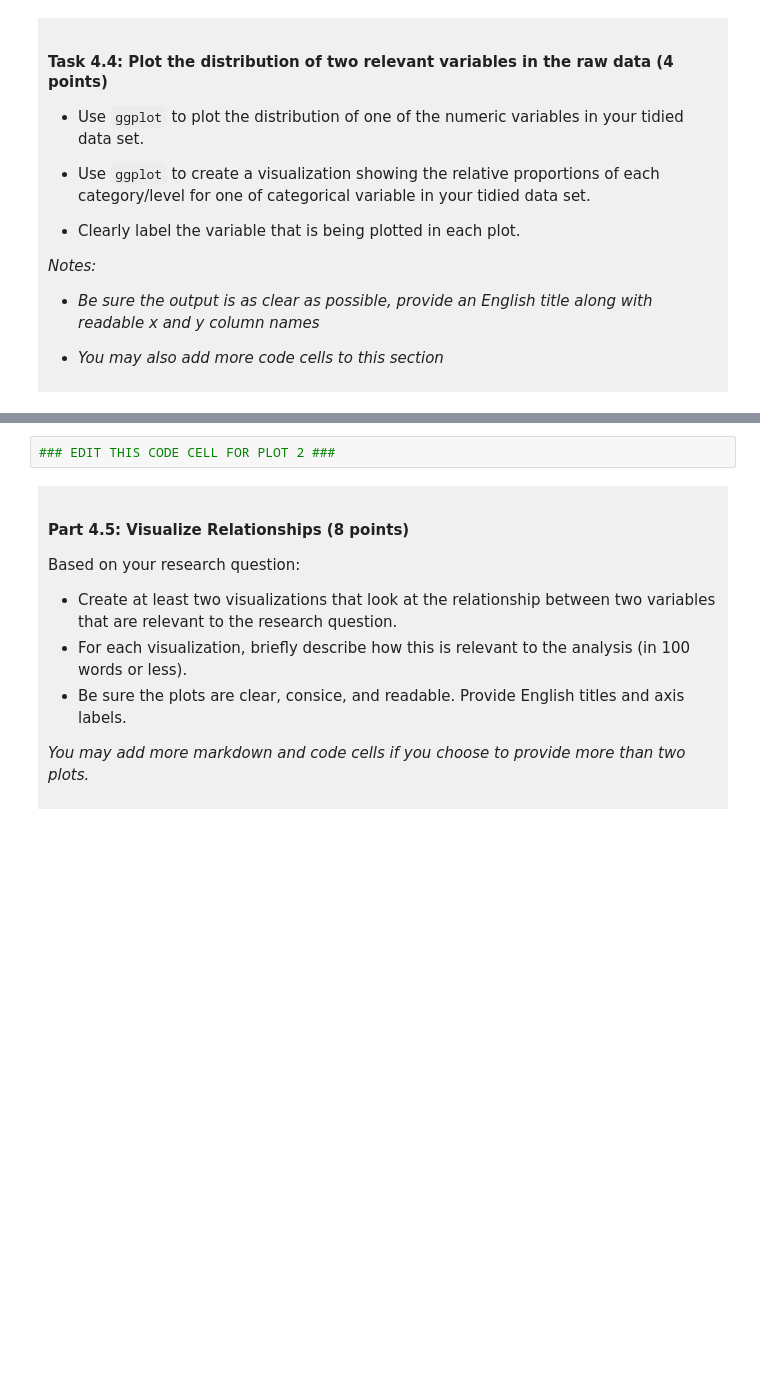
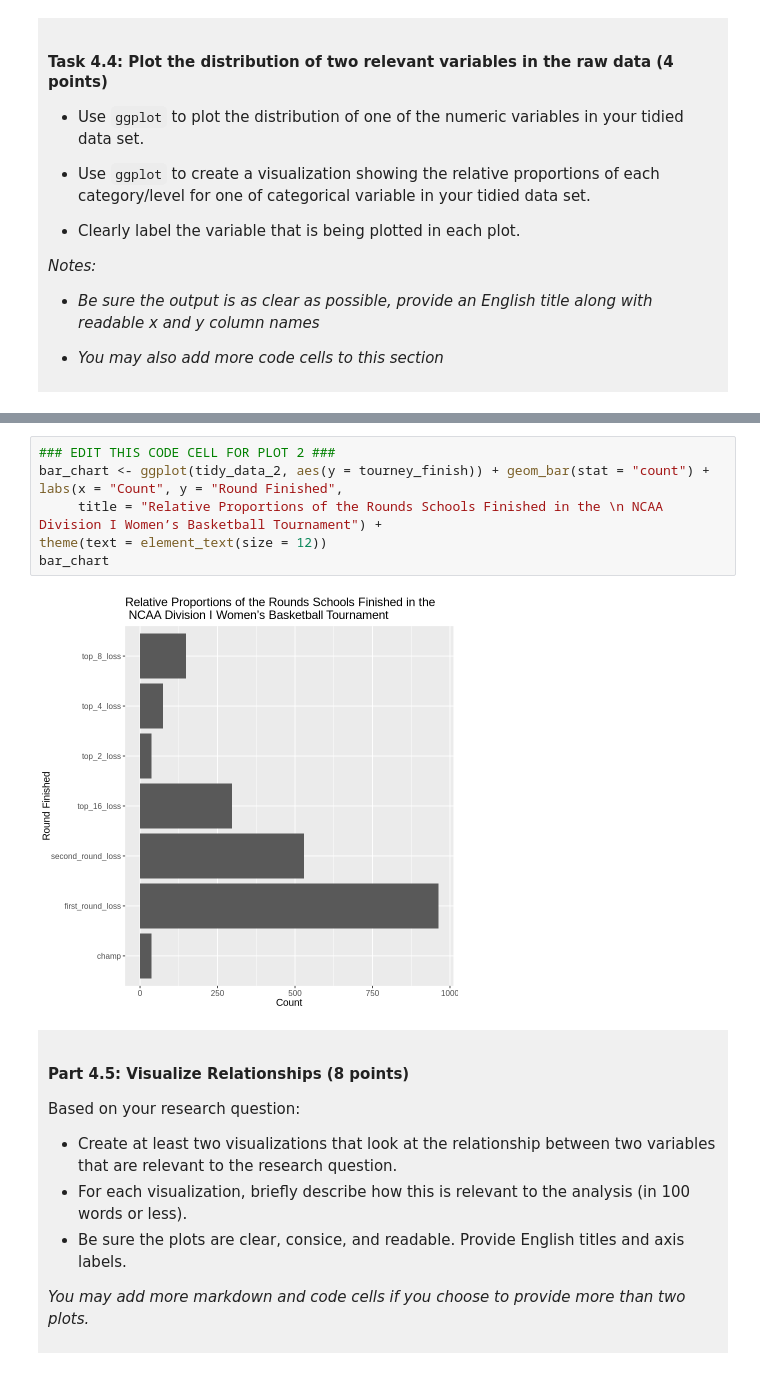
Before and after one commit to frankfxq/dsci-100-project-frank-qian, a Jupyter notebook: dsci-100-project-notebook.ipynb, the cells around one changed output, grey strips where cells are left out. Drawn from its saved outputs; the diff is of its cells as text; blank space fills up the shorter version.

```diff
--- a/dsci-100-project-notebook.ipynb
+++ b/dsci-100-project-notebook.ipynb
@@ -312,5 +367,12 @@ You will refine your research question (if needed) and produce a tidy data set.
 # %%
 ### EDIT THIS CODE CELL FOR PLOT 2 ###
+bar_chart <- ggplot(tidy_data_2, aes(y = tourney_finish)) + geom_bar(stat = "count") +
+labs(x = "Count", y = "Round Finished",
+     title = "Relative Proportions of the Rounds Schools Finished in the \n NCAA Division I Women’s Basketball Tournament") +
+theme(text = element_text(size = 12))
+bar_chart
+# %% [output]
+[figure, added]
 # %% [markdown]
 <div style="background-color: #f0f0f0; padding: 10px;">
 
```
Also changed, not shown: parts of 11 cells of this notebook.
